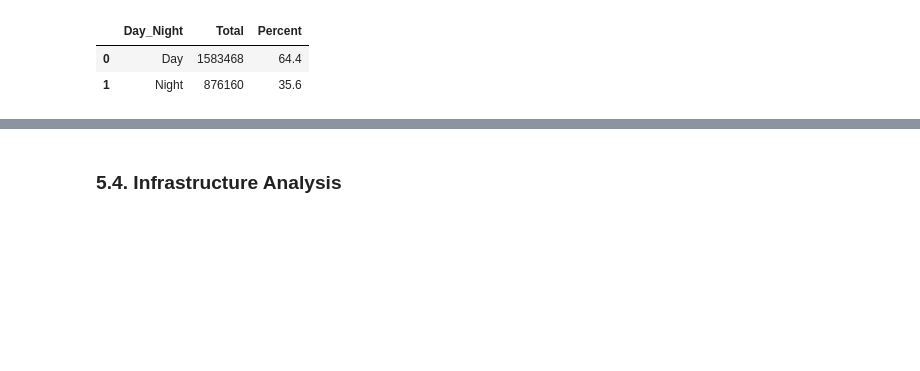
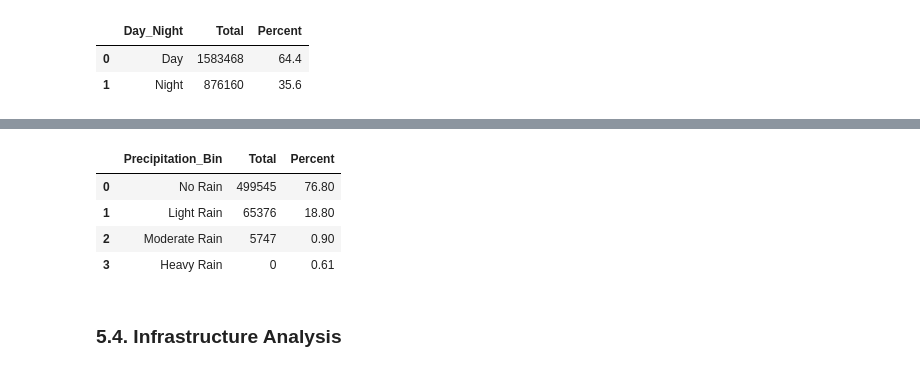
Before and after one commit to lyubol/Exploratory-Data-Analysis, a Jupyter notebook: EDA - US Accidents/US Accidents-checkpoint.ipynb, the cells around one changed output, grey strips where cells are left out. Saved outputs shown, nothing was run; the diff lists cells and outputs as text; code cells hidden in the pictures; blank space fills up the shorter version.

```diff
--- a/EDA - US Accidents/US Accidents-checkpoint.ipynb
+++ b/EDA - US Accidents/US Accidents-checkpoint.ipynb
@@ -822,2 +859,39 @@ df_accidents_day_night
+# %%
+# Split precipitation(in) into several bins
+precipitation_buckets = [0, 0.0393, 0.1968, 0.3937, 100]
+precipitation_bucket_labels = ["No Rain", "Light Rain", "Moderate Rain", "Heavy Rain"]
+
+df_precipitation_bins = (
+    pd.cut(
+        df["Precipitation(in)"],
+        bins=precipitation_buckets,
+        labels=precipitation_bucket_labels
+    )
+)
+
+# Calculate total accidents by precipitation bins
+df_precipitation_bins = (
+    df_precipitation_bins
+    .value_counts()
+    .reset_index()
+    .rename(
+        columns={
+            "index":"Precipitation_Bin",
+            "Precipitation(in)":"Total"
+        }
+    )
+)
+
+df_precipitation_bins["Percent"] = (
+    round((df_accidents_precipitation["Total"] / df_accidents_precipitation["Total"].sum()) * 100, 2)
+)
+
+df_precipitation_bins.head()
+# %% [output]
+|  | Precipitation_Bin | Total | Percent |
+| 0 | No Rain | 499545 | 76.80 |
+| 1 | Light Rain | 65376 | 18.80 |
+| 2 | Moderate Rain | 5747 | 0.90 |
+| 3 | Heavy Rain | 0 | 0.61 |
 # %% [markdown]
 ### 5.4. Infrastructure Analysis
```
Also changed, not shown: parts of 11 cells of this notebook.
